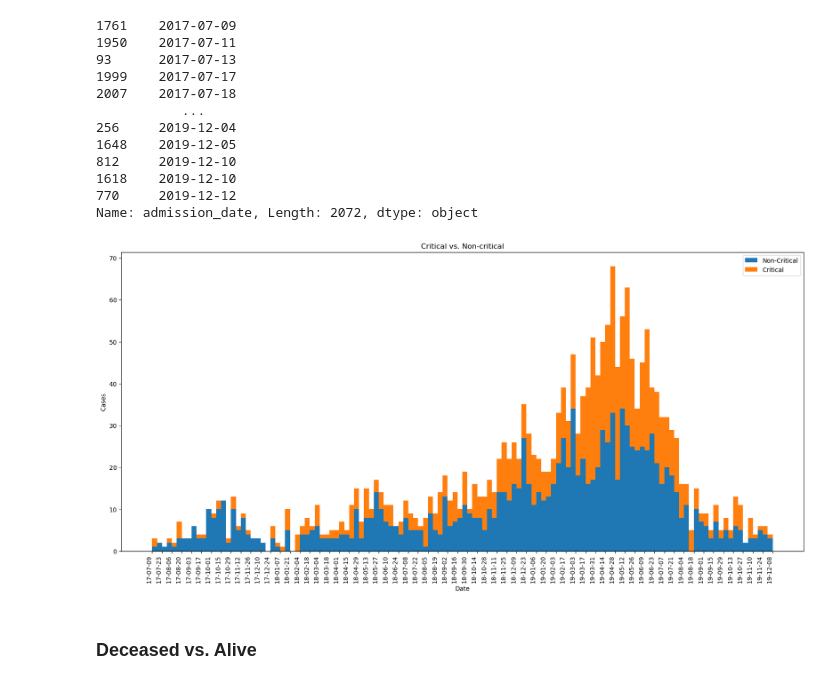
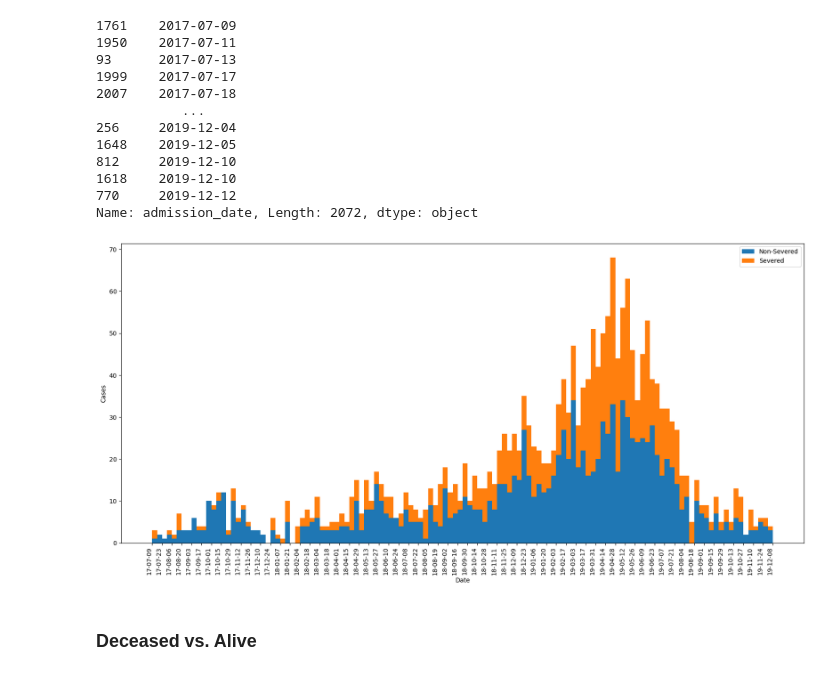
Before and after one commit to hung3a8/nhp-measles-analyse, a Jupyter notebook: Notebooks/Analyze/graph_and_map.ipynb, the cells around one changed output. Saved outputs shown, nothing was run; the diff lists cells and outputs as text; code cells hidden in the pictures.

Commit message:
remove title,change legend,add heatmap for 3 years

```diff
--- a/Notebooks/Analyze/graph_and_map.ipynb
+++ b/Notebooks/Analyze/graph_and_map.ipynb
@@ -288,33 +305,33 @@ Name: admission_date, Length: 2072, dtype: object
 # %%
 from matplotlib.dates import DateFormatter
 
 start, end = data['admission_date'].min(), data['admission_date'].max()
 one_day = datetime.timedelta(days=1)
 
 pack = [
         np.array(data[data['Clinical classification'] == 0][['admission_date']]).flatten(),
         # np.array([]).flatten(),
         np.array(data[data['Clinical classification'] == 1][['admission_date']]).flatten(),
     ]
 
 weeks = []
 for i in range(0, (end - start).days + 1, 7):
     weeks.append(start + i * one_day)
 
 numweek = date2num(weeks)
 
 # Draw stacked bar chart, divided by week, based on Clinical classification
 f, ax = plt.subplots(figsize=(20, 10))
-n, bins, patches = ax.hist(pack, bins=numweek, stacked=True, label=['Non-Critical', 'Critical'])
+n, bins, patches = ax.hist(pack, bins=numweek, stacked=True, label=['Non-Severed', 'Severed'])
 ax.xaxis.set_major_formatter(DateFormatter("%y-%m-%d"))
 ax.xaxis.set_ticks(np.arange(weeks[0], weeks[-1] + one_day, 7 * 2))
 ax.legend()
 ax.set_xlabel('Date')
 ax.set_ylabel('Cases')
-ax.set_title('Critical vs. Non-critical')
+#ax.set_title('Severed vs. Non-severed')
 plt.gcf().autofmt_xdate(rotation=90)
 # %% [output]
-[figure, old version]
+[figure, new version]
 # %% [markdown]
 ### Deceased vs. Alive
 # %%
```
Also changed, not shown: parts of 9 cells of this notebook.
